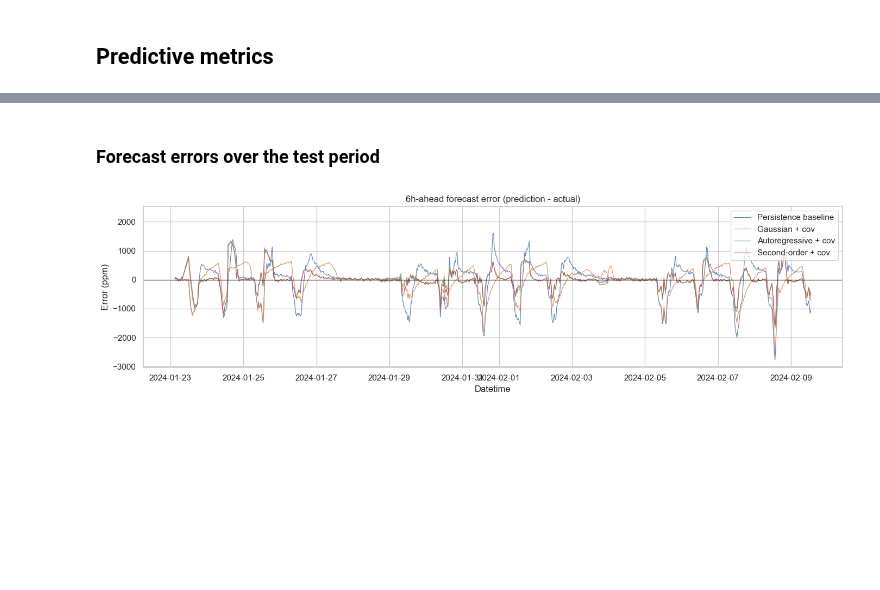
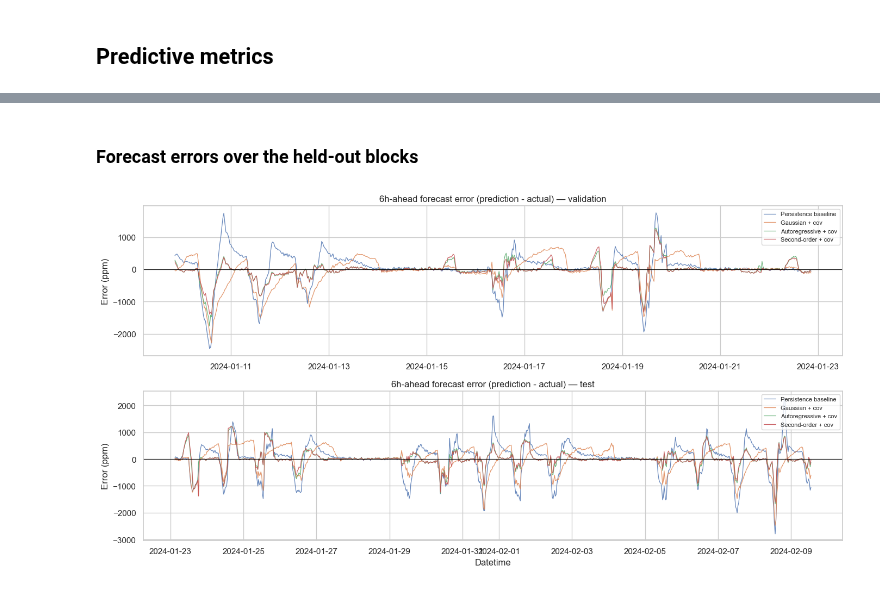
Before and after one commit to Maccen26/hmm-modelling, a Jupyter notebook: week_5.ipynb, the cells around one changed output, grey strips where cells are left out. Drawn from its saved outputs; the diff is of its cells as text; code cells hidden in the pictures; blank space fills up the shorter version.

Commit message:
Created notebook for finding optimal parameters for my HMM models

```diff
--- a/week_5.ipynb
+++ b/week_5.ipynb
@@ -291,9 +329,10 @@ ar_cov = HMM(
     ),
     inital_distribution=init_dist,
 )
-ar_cov.fit(ys=ys_train, ts=None, xs=X_train_std, tol=1e-2)
+ar_cov.fit(ys=ys_train, ts=None, xs=X_train_std, tol=1e-2, frozen={"mu0": False})  # freeze the lowest state mean to avoid degenerate state
 print("  log-likelihood:", ar_cov.log_likelihood())
 print("  converged:", ar_cov.hmm_results.convergence)
 print("  phi (per state):", np.asarray(ar_cov.emission.phi()))
+print("  AR coefficients (per state):", np.asarray(ar_cov.emission.mu_vals(t=0, ts = 0, ys= 0)))
 # %% [output]
 === Autoregressive HMM + covariates (30-min, calibrated) ===
@@ -538,19 +595,22 @@ def rolling_baseline(ys, dates, train_idx, K):
 K = int(round(HORIZON_HOURS * 3600 / BIN_SECONDS))     # 12 steps at 30 min
 print(f"Horizon: {HORIZON_HOURS} h = {K} steps")
 
-results = {}
-results["Persistence baseline"]  = rolling_baseline(ys_agg, dates_agg, TRAIN_IDX, K)
-results["Gaussian + cov"]        = rolling_discrete(gauss_cov, ys_agg, X_std, dates_agg, TRAIN_IDX, K, is_ar=False)
-results["Autoregressive + cov"]  = rolling_discrete(ar_cov,    ys_agg, X_std, dates_agg, TRAIN_IDX, K, is_ar=True)
-results["Second-order + cov"]    = rolling_discrete(so_cov,    ys_agg, X_std, dates_agg, TRAIN_IDX, K, is_ar=True)
+block_results = {
+    "validation": forecast_block(TRAIN_IDX, VAL_IDX, K),
+    "test":       forecast_block(VAL_IDX, len(ys_agg), K),
+}
 
 pred_table = pd.DataFrame([
-    {"Model": name,
+    {"Block": block,
+     "Model": name,
      "RMSE": rmse(jnp.asarray(yt), jnp.asarray(yp)),
      "MAPE%": mape(jnp.asarray(yt), jnp.asarray(yp)),
-     "R2": r2_score(jnp.asarray(yt), jnp.asarray(yp))}
-    for name, (td, yt, yp) in results.items()
+     "R2": r2_score(jnp.asarray(yt), jnp.asarray(yp)),
+     "n": len(yt)}
+    for block, res in block_results.items()
+    for name, (td, yt, yp) in res.items()
 ])
-pred_table.round(4)
+pred_table = pred_table.pivot(index="Model", columns="Block", values=["RMSE", "MAPE%", "R2"])
+pred_table.round(3)
 # %% [output]
 Horizon: 6 h = 12 steps
@@ -579,18 +643,19 @@ plt.show()
 # %% [markdown]
-### Forecast errors over the test period
+### Forecast errors over the held-out blocks
 # %%
-fig, ax = plt.subplots(figsize=(14, 4))
-for name, (td, yt, yp) in results.items():
-    ax.plot(td, np.asarray(yp) - np.asarray(yt), lw=0.9, alpha=0.85, label=name)
-ax.axhline(0.0, color="black", lw=0.8)
-ax.set_title(f"{HORIZON_HOURS}h-ahead forecast error (prediction - actual)")
-ax.set_ylabel("Error (ppm)")
-ax.set_xlabel("Datetime")
-ax.legend(loc="upper right")
+fig, axes = plt.subplots(len(block_results), 1, figsize=(14, 3.6 * len(block_results)))
+for ax, (block, results) in zip(np.atleast_1d(axes), block_results.items()):
+    for name, (td, yt, yp) in results.items():
+        ax.plot(td, np.asarray(yp) - np.asarray(yt), lw=0.9, alpha=0.85, label=name)
+    ax.axhline(0.0, color="black", lw=0.8)
+    ax.set_title(f"{HORIZON_HOURS}h-ahead forecast error (prediction - actual) — {block}")
+    ax.set_ylabel("Error (ppm)")
+    ax.legend(loc="upper right", fontsize=8)
+np.atleast_1d(axes)[-1].set_xlabel("Datetime")
 plt.tight_layout()
 plt.show()
 # %% [output]
-[figure, old version]
+[figure, new version]
 # %% [markdown]
 ## Notes
 
```
Also changed, not shown: parts of 39 cells of this notebook, 7 other files.
